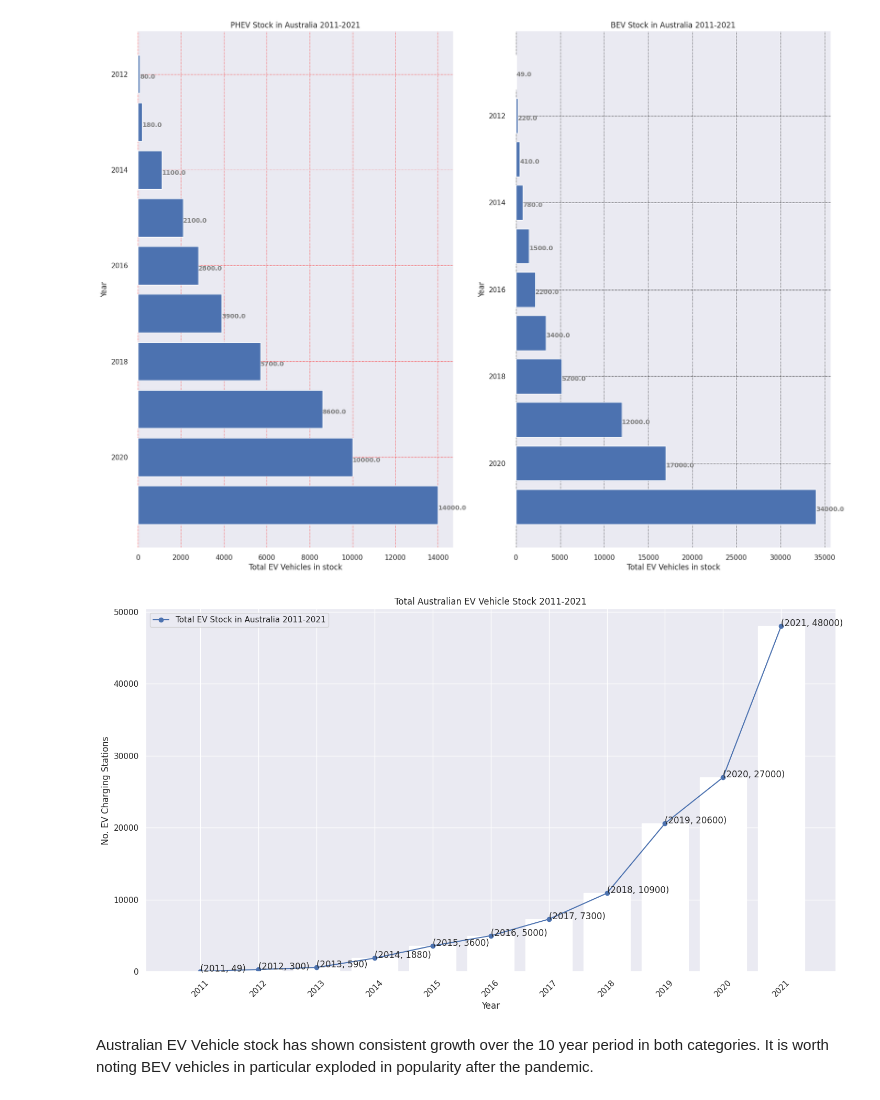
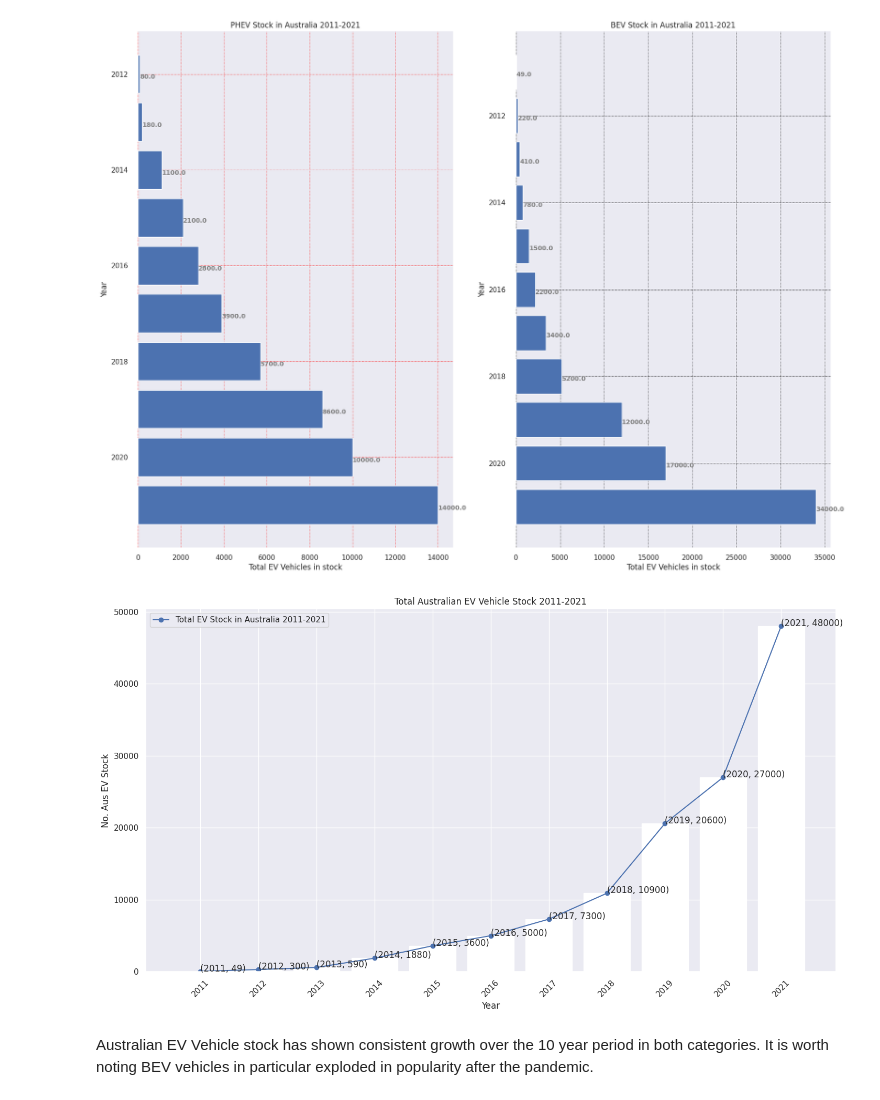
Before and after one commit to Chameleon-company/EVCFLO, a Jupyter notebook: Data Science - EV Stations/Notebooks/EDA & ML - EV Adoption.ipynb, the cells around one changed output. Drawn from its saved outputs; the diff is of its cells as text; code cells hidden in the pictures.

```diff
--- a/Data Science - EV Stations/Notebooks/EDA & ML - EV Adoption.ipynb
+++ b/Data Science - EV Stations/Notebooks/EDA & ML - EV Adoption.ipynb
@@ -1089,26 +1089,26 @@ plt.show()
 # %%
 # Create a Plot
 plt.figure(figsize=(17,9))
 plt.plot(aus_stock_year.index, aus_stock_year.value, linestyle='-', marker='o', color='b',  label = 'Total EV Stock in Australia 2011-2021')
 
 plt.xlabel("Year")
 plt.ylabel("Total EV Vehicles")
 plt.legend()
 plt.title('Australia EV Vehicle Stock 2011-21')
 plt.xticks(aus_stock_year.index, aus_stock_year.index, rotation=45)
 
 # Show the data points for comparison of growth
 for xy in zip(aus_stock_year.index, aus_stock_year.value):
    plt.annotate('(%.0f, %.0f)' % xy, xy=xy)
 
 # Create Basic barplot and set labels
 plt.bar(aus_stock_year.index, aus_stock_year.value, color = 'white', width=0.8, align='center')
 plt.xlabel("Year")
-plt.ylabel("No. EV Charging Stations")
+plt.ylabel("No. Aus EV Stock")
 plt.title("Total Australian EV Vehicle Stock 2011-2021")
 plt.show()
 # %% [output]
-[figure, old version]
+[figure, new version]
 # %% [markdown]
 Australian EV Vehicle stock has shown consistent growth over the 10 year period in both categories. It is worth noting BEV vehicles in particular exploded in popularity after the pandemic.
 # %% [markdown]
```
Also changed, not shown: parts of 7 cells of this notebook.
